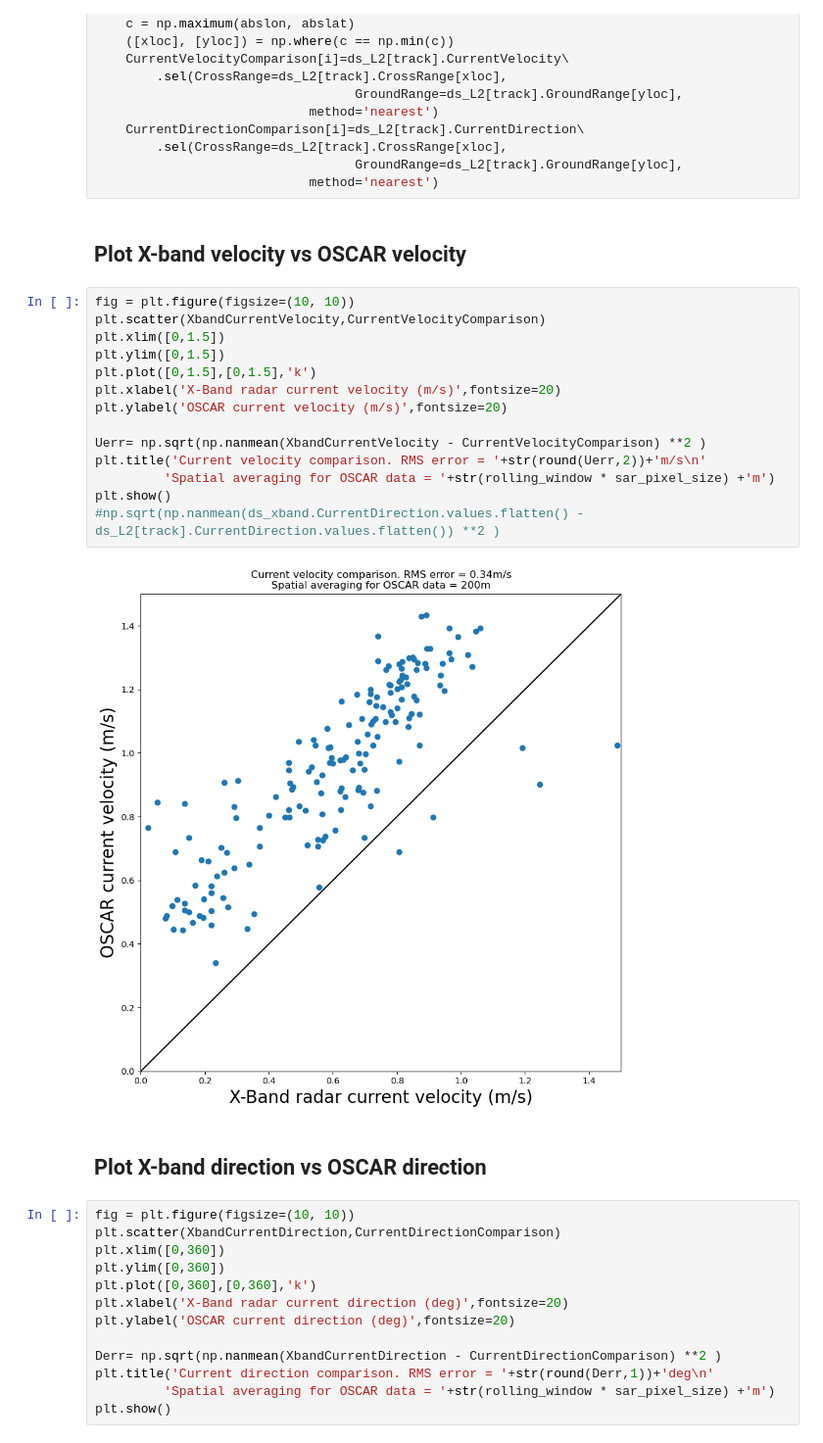
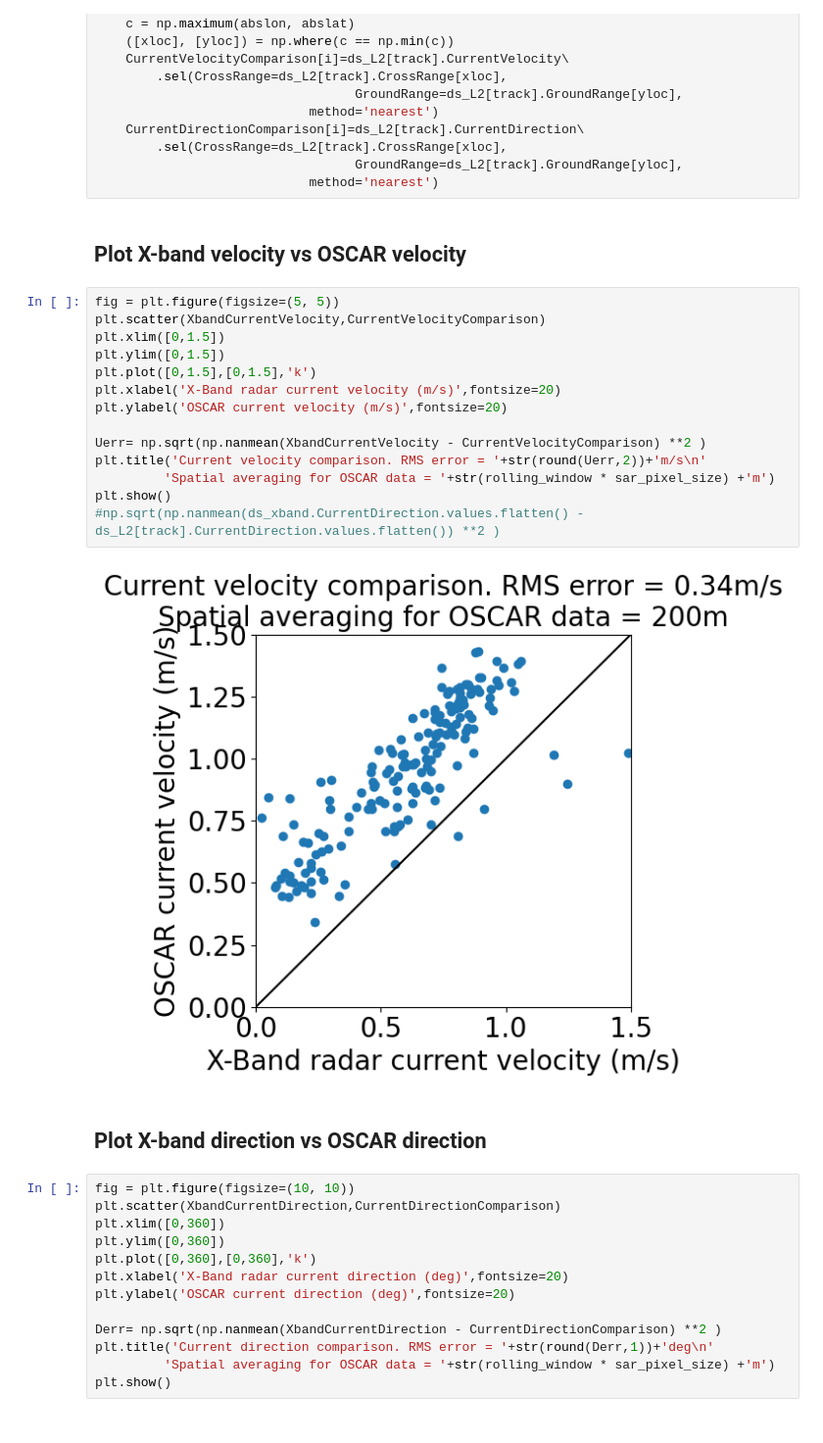
Before and after one commit to ACHMartin/seastar_project, a Jupyter notebook: OSCAR_Ushant_L1b.ipynb, the cells around one changed output. Shown at 98% size. Saved outputs shown, nothing was run; the diff lists cells and outputs as text.

```diff
--- a/OSCAR_Ushant_L1b.ipynb
+++ b/OSCAR_Ushant_L1b.ipynb
@@ -269,26 +269,26 @@ for i in range(len(np.ravel(xband_data['latitude']))):
         .sel(CrossRange=ds_L2[track].CrossRange[xloc],
                                   GroundRange=ds_L2[track].GroundRange[yloc],
                             method='nearest')
-# %% [markdown]
-## Plot X-band velocity vs OSCAR velocity
+# %% [markdown]
+## Plot X-band velocity vs OSCAR velocity
 # %%
-fig = plt.figure(figsize=(10, 10))
+fig = plt.figure(figsize=(5, 5))
 plt.scatter(XbandCurrentVelocity,CurrentVelocityComparison)
 plt.xlim([0,1.5])
 plt.ylim([0,1.5])
 plt.plot([0,1.5],[0,1.5],'k')
 plt.xlabel('X-Band radar current velocity (m/s)',fontsize=20)
 plt.ylabel('OSCAR current velocity (m/s)',fontsize=20)
 
 Uerr= np.sqrt(np.nanmean(XbandCurrentVelocity - CurrentVelocityComparison) **2 )
 plt.title('Current velocity comparison. RMS error = '+str(round(Uerr,2))+'m/s\n'
          'Spatial averaging for OSCAR data = '+str(rolling_window * sar_pixel_size) +'m')
 plt.show()
 #np.sqrt(np.nanmean(ds_xband.CurrentDirection.values.flatten() - ds_L2[track].CurrentDirection.values.flatten()) **2 )
 # %% [output]
-[figure, old version]
+[figure, new version]
-# %% [markdown]
-## Plot X-band direction vs OSCAR direction
+# %% [markdown]
+## Plot X-band direction vs OSCAR direction
 # %%
 fig = plt.figure(figsize=(10, 10))
 plt.scatter(XbandCurrentDirection,CurrentDirectionComparison)
```
Also changed, not shown: parts of 14 cells of this notebook, 4 other files.
